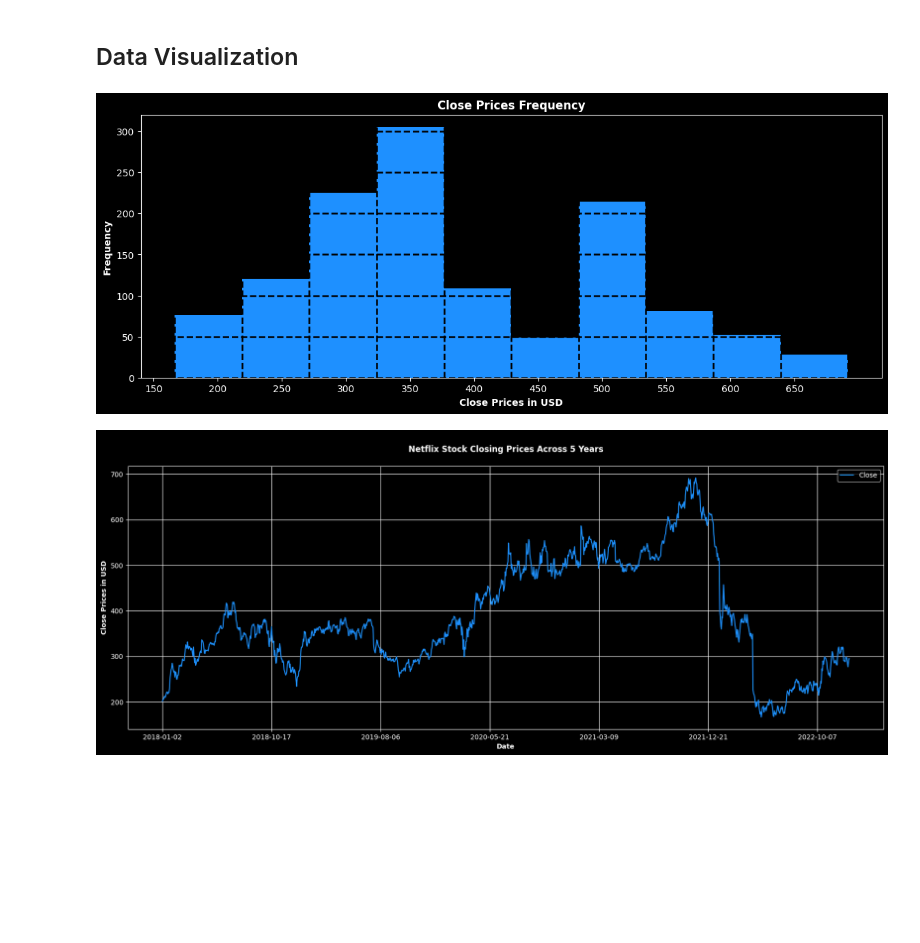
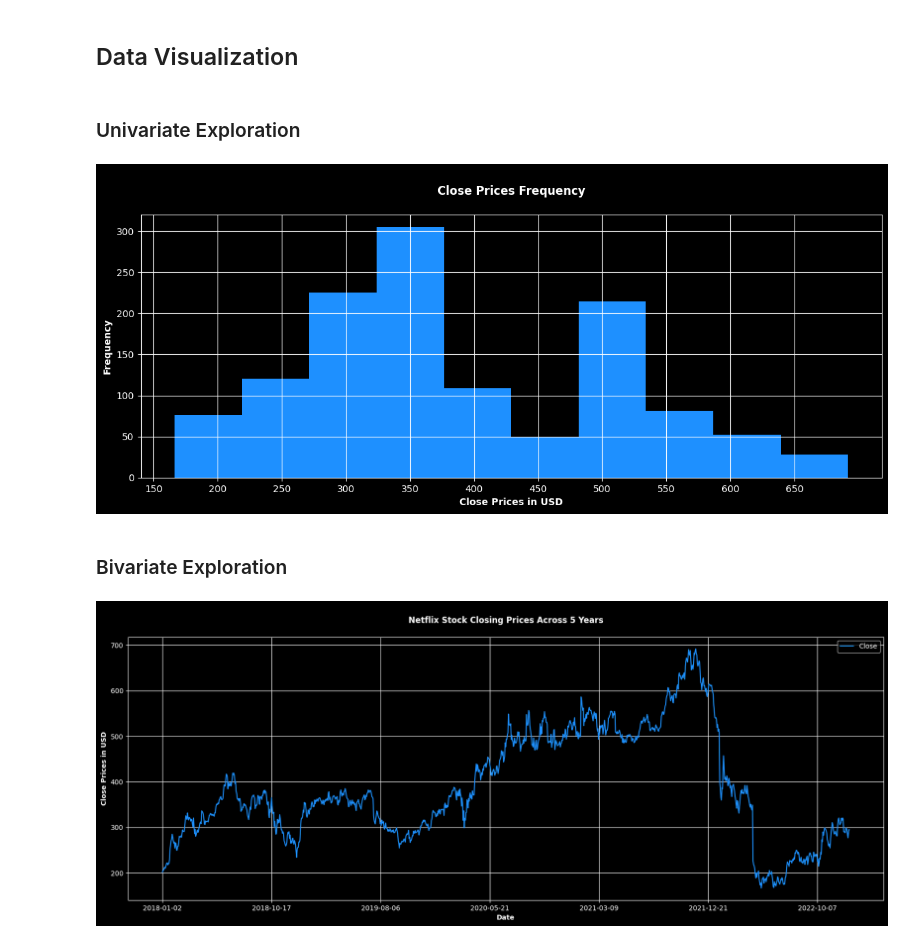
Before and after one commit to Momad-Y/NFLX-Stock-Price-Prediction, a Jupyter notebook: Netflix Stock Price Prediction.ipynb, the cells around one changed output. Cells and saved outputs as stored; diff of their text form; code cells hidden in the pictures; blank space fills up the shorter version.

```diff
--- a/Netflix Stock Price Prediction.ipynb
+++ b/Netflix Stock Price Prediction.ipynb
@@ -196,23 +173,22 @@ y_test shape (252, 1)
 # %% [markdown]
 ## Data Visualization <a id='vis'></a>
+# %% [markdown]
+### Univariate Exploration
 # %%
 # Visualizing the datasets closing prices frequency
 plt.figure(figsize=(14, 5))
 plt.hist(NFLX_df["Close"], color="dodgerblue")
 plt.xlabel("Close Prices in USD", weight="bold")
 plt.ylabel("Frequency", weight="bold")
-plt.title("Close Prices Frequency", weight="bold")
+plt.title("\nClose Prices Frequency\n", weight="bold")
 plt.xticks(np.arange(150, 700, 50))
 plt.yticks(np.arange(0, 350, 50))
-plt.grid(axis="y", linestyle="--", color="black", linewidth=1.8)
-
-# Draw a line dividing each bar
-for bin_edge in np.histogram(NFLX_df["Close"])[1]:
-    plt.axvline(bin_edge, color="black", linestyle="--", linewidth=1.8)
-
+plt.grid()
 plt.show()
 # %% [output]
-[figure, old version]
+[figure, new version]
+# %% [markdown]
+### Bivariate Exploration
 # %%
 # Plotting the datasets closing prices against the index (Date)
 NFLX_df["Close"].plot(color="dodgerblue", figsize=(20, 7))
```
Also changed, not shown: parts of 61 cells of this notebook.
